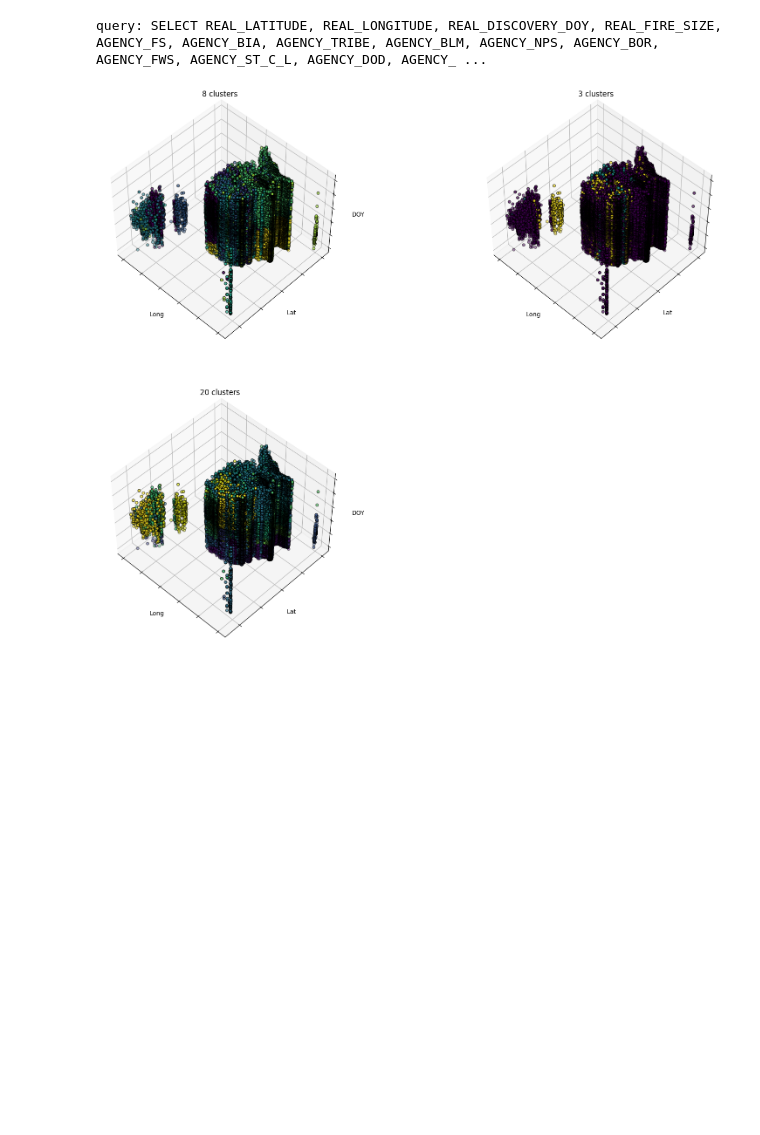
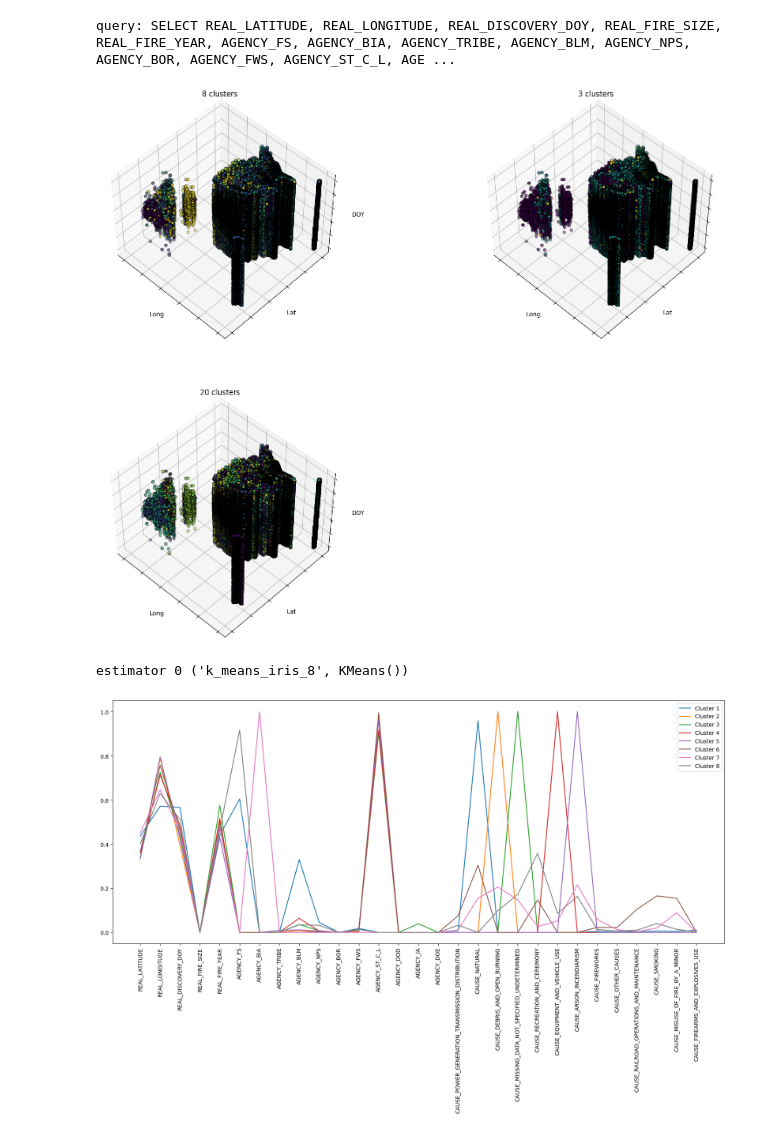
Before and after one commit to hwbit/comp4710-g1, a Jupyter notebook: Untitled.ipynb, the cells around one changed output. Cells and saved outputs as stored; diff of their text form; code cells hidden in the pictures; blank space fills up the shorter version.

```diff
--- a/Untitled.ipynb
+++ b/Untitled.ipynb
@@ -1,5 +1,6 @@
 # %%
 # %%
+# DO K-means and generate output diagrams
 
 import pandas as pd
 import numpy as np
@@ -14,6 +15,8 @@ import numpy as np
 from sklearn.cluster import KMeans
 from sklearn.decomposition import PCA
 
+# List of columns that will be input to kmeans
+used_columns = []
 
 def run():
     data = query_db()
@@ -52,11 +55,32 @@ def do_kmean(data):
         ax.set_zlabel("DOY")
         ax.set_title(title)
 
+
     plt.subplots_adjust(wspace=0.25, hspace=0.25)
     plt.show()
 
+    print("estimator 0 " + str(estimators[0]))
+    if True: #for (name, est) in estimators[0][1]:
+        plt.figure(figsize=(20, 8))
+        title = "8 clusters"
+        # Print out the value of the clusters for the 8 cluster example
+        if(title == "8 clusters"):
+            #clusterDiagram = fig.add_subplot() # create a new subplot for info about the clusters
 
+            clusterID = 1 # identify each cluster
+            for cluster in estimators[0][1].cluster_centers_: # get cluster centers to represent the cluster
+                #print("Cluster " + str(clusterID) + " :")
+                #for val_index in range(0,len(cluster)): # displays all the clusters values for each column
+                    #print(str(used_columns[val_index]) + ": " + str(cluster[val_index]))
 
+                # plot the current clusters values in the diagram
+                plt.plot(used_columns, cluster, label = "Cluster " + str(clusterID))
+                clusterID = clusterID + 1
+
+            plt.xticks(rotation=90)
+            plt.legend()
+
+    plt.show()
 
 #query db, return array
 def query_db():
@@ -109,44 +133,57 @@ def query_db():
 
         #print(str(existing_columns))
 
-        query = "SELECT REAL_LATITUDE, REAL_LONGITUDE, REAL_DISCOVERY_DOY, REAL_FIRE_SIZE" # "REAL_" columns need to be added manually as they are what we use to display
+        used_columns.extend(["REAL_LATITUDE", "REAL_LONGITUDE", "REAL_DISCOVERY_DOY", "REAL_FIRE_SIZE", "REAL_FIRE_YEAR"])
+        query = "SELECT " # "REAL_" columns need to be added manually as they are what we use to display and order matters
+
+        # Adds the explicit "REAL_" columns to the query
+        first_col = True
+        for col in used_columns:
+            # only adds commas after the first col
+            if(not first_col):
+                query += ", "
+            query += col
+            first_col = False
+
         # Add all columns to list of things to group on
         for col_name in existing_columns:
-            if(col_name != 'OBJECTID' and 'STATE_' not in col_name and ("AGENCY_" in col_name or "CAUSE_" in col_name)): # Dont group on the primary key OBJECTID
+            if(col_name != 'OBJECTID' and 'STATE_' not in col_name and (col_name.startswith("AGENCY_") or col_name.startswith("CAUSE_"))): # Dont group on the primary key OBJECTID
                 query += ", "  + col_name
-
+                used_columns.append(col_name)
         query += " FROM Fires"
-        query += " LIMIT 800000"
+        query += ""
         query += ";"
 
         print("query: " + query)
 
         result = connection.execute(text(
         query
             )
         )
 
         data = []
         for row in result:
             a = []
             for item in row:
                 a.append(item)
 
             data.append(a)
             # print(data)
         x = np.array(data)
 
         # print(x)
     return x
 
 
 
 if __name__ == '__main__':
     run()
     #data = query_db()
     #print(data)
 
 # %%
 # %% [output]
-query: SELECT REAL_LATITUDE, REAL_LONGITUDE, REAL_DISCOVERY_DOY, REAL_FIRE_SIZE, AGENCY_FS, AGENCY_BIA, AGENCY_TRIBE, AGENCY_BLM, AGENCY_NPS, AGENCY_BOR, AGENCY_FWS, AGENCY_ST_C_L, AGENCY_DOD, AGENCY_ ...
+query: SELECT REAL_LATITUDE, REAL_LONGITUDE, REAL_DISCOVERY_DOY, REAL_FIRE_SIZE, REAL_FIRE_YEAR, AGENCY_FS, AGENCY_BIA, AGENCY_TRIBE, AGENCY_BLM, AGENCY_NPS, AGENCY_BOR, AGENCY_FWS, AGENCY_ST_C_L, AGE ...
-[figure, old version]
+[figure, new version]
+estimator 0 ('k_means_iris_8', KMeans())
+[figure, added]
```
Also changed, not shown: parts of 1 cell of this notebook, 1 other file.
